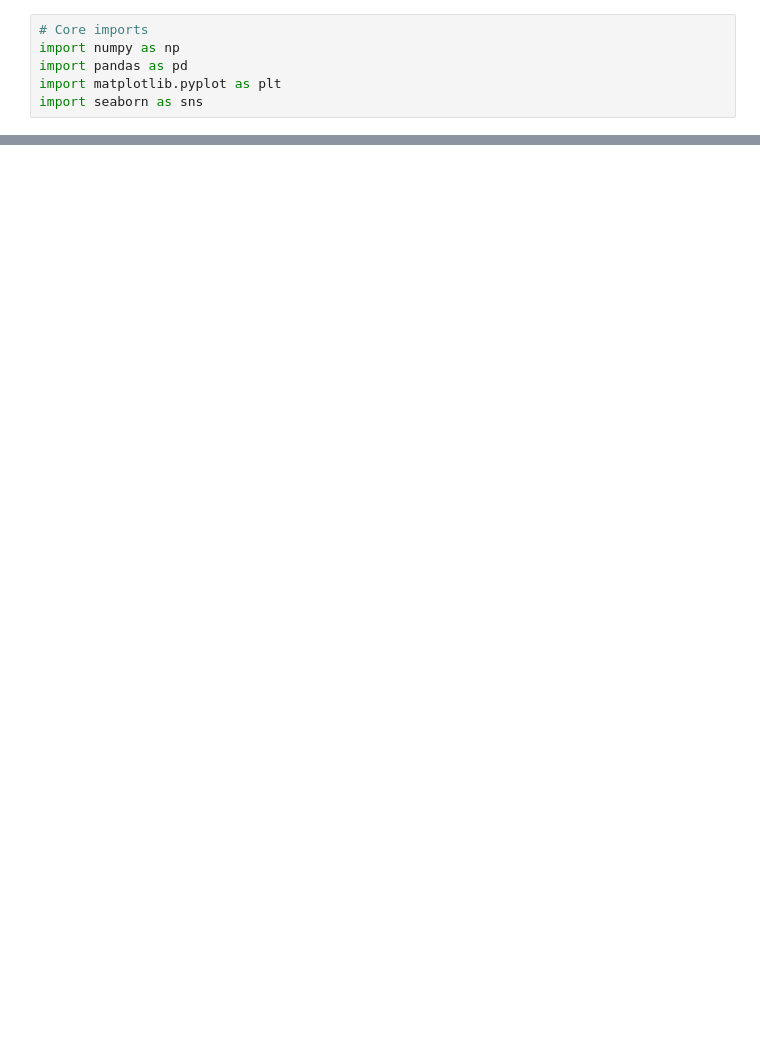
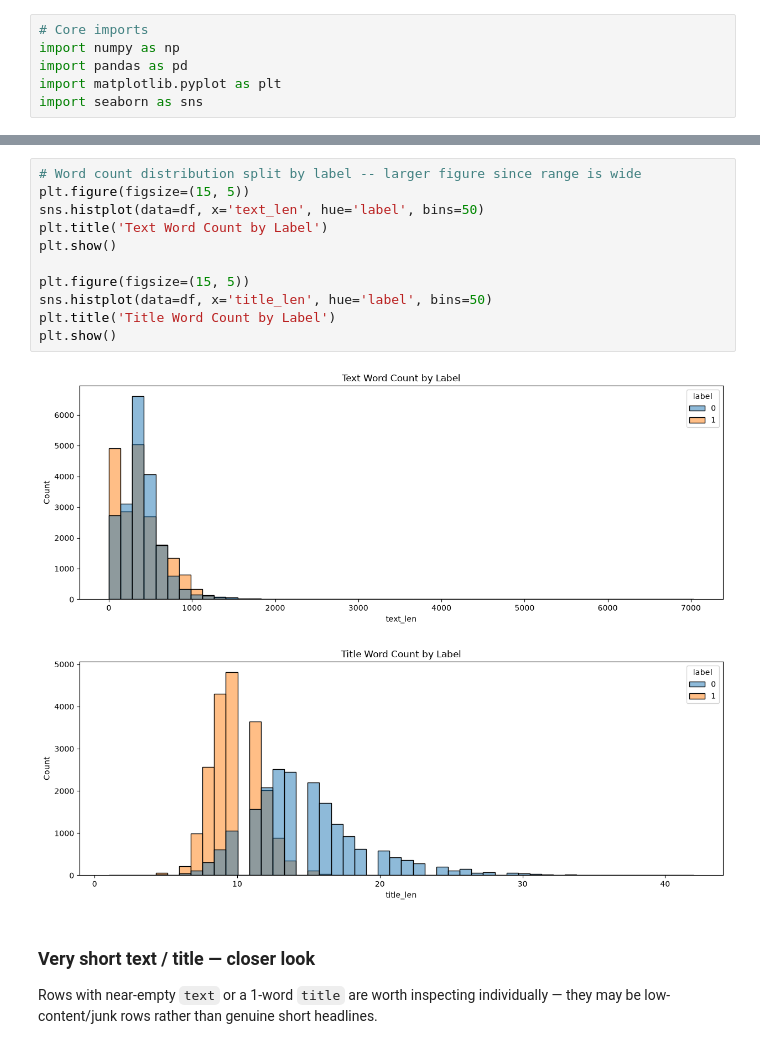
Before and after one commit to kritiAT/Project-2-Natural-Language-Processing, a Jupyter notebook: notebooks/EDA.ipynb, the cells around one changed output, grey strips where cells are left out. Drawn from its saved outputs; the diff is of its cells as text; blank space fills up the shorter version.

```diff
--- a/notebooks/EDA.ipynb
+++ b/notebooks/EDA.ipynb
@@ -375,0 +146,19 @@ sns.histplot(data=df, x='title_len', hue='label', bins=50)
+# %%
+# Word count distribution split by label -- larger figure since range is wide
+plt.figure(figsize=(15, 5))
+sns.histplot(data=df, x='text_len', hue='label', bins=50)
+plt.title('Text Word Count by Label')
+plt.show()
+
+plt.figure(figsize=(15, 5))
+sns.histplot(data=df, x='title_len', hue='label', bins=50)
+plt.title('Title Word Count by Label')
+plt.show()
+# %% [output]
+[figure, added]
+[figure, added]
+# %% [markdown]
+### Very short text / title — closer look
+
+Rows with near-empty `text` or a 1-word `title` are worth inspecting individually —
+they may be low-content/junk rows rather than genuine short headlines.
```
Also changed, not shown: parts of 50 cells of this notebook, 5 other files.
